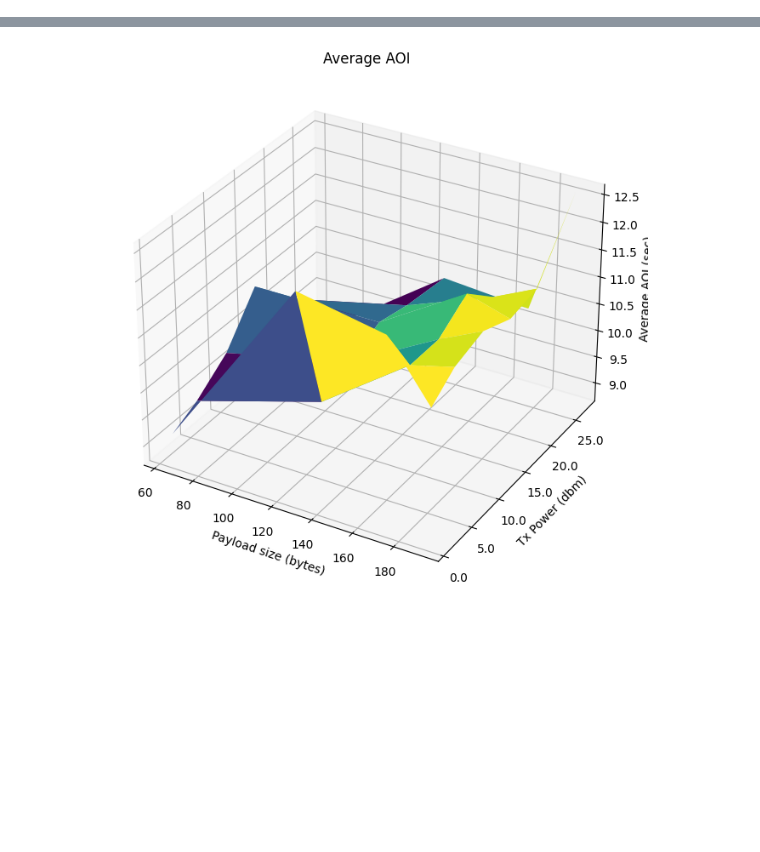
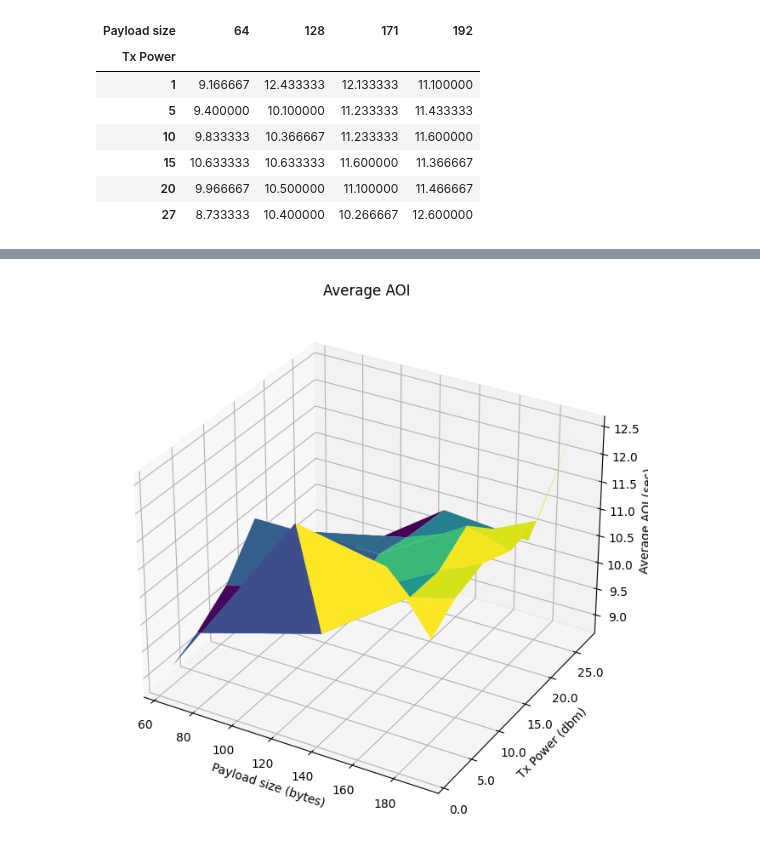
Before and after one commit to maxDeCoder/Avignon_LORA, a Jupyter notebook: test.ipynb, the cells around one changed output, grey strips where cells are left out. Saved outputs shown, nothing was run; the diff lists cells and outputs as text; code cells hidden in the pictures; blank space fills up the shorter version.

```diff
--- a/test.ipynb
+++ b/test.ipynb
@@ -92,11 +106,21 @@ plt.show()
 # %%
 import plotly.graph_objects as go
 import pandas as pd
 import matplotlib.pyplot as plt
 import numpy as np
 # Read data from a csv
 
 payload_selection= [64, 128, 171, 192]
 df = pd.read_csv('./data/experiment one packet/run 3.csv')
 df["Payload size"] = df["Payload size"] + 11
 z = df.pivot_table("Average AOI", index="Tx Power", columns="Payload size")[payload_selection]
+z
+# %% [output]
+| Payload size | 64 | 128 | 171 | 192 |
+| Tx Power |  |  |  |  |
+| 1 | 9.166667 | 12.433333 | 12.133333 | 11.100000 |
+| 5 | 9.400000 | 10.100000 | 11.233333 | 11.433333 |
+| 10 | 9.833333 | 10.366667 | 11.233333 | 11.600000 |
+| 15 | 10.633333 | 10.633333 | 11.600000 | 11.366667 |
+| 20 | 9.966667 | 10.500000 | 11.100000 | 11.466667 |
+| 27 | 8.733333 | 10.400000 | 10.266667 | 12.600000 |
```
Also changed, not shown: parts of 5 cells of this notebook, 21 other files.
